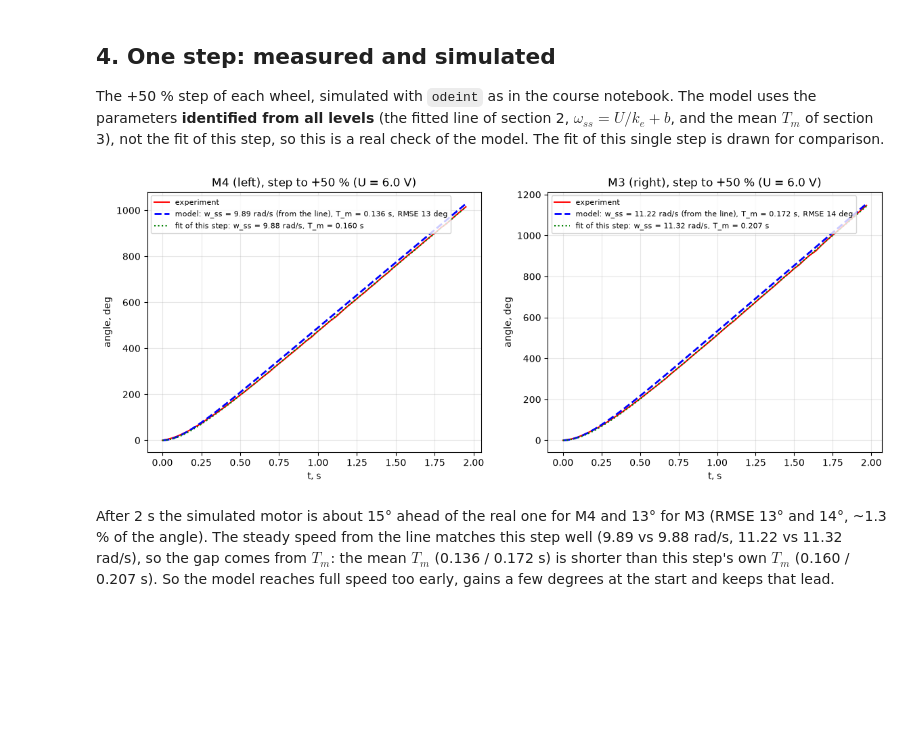
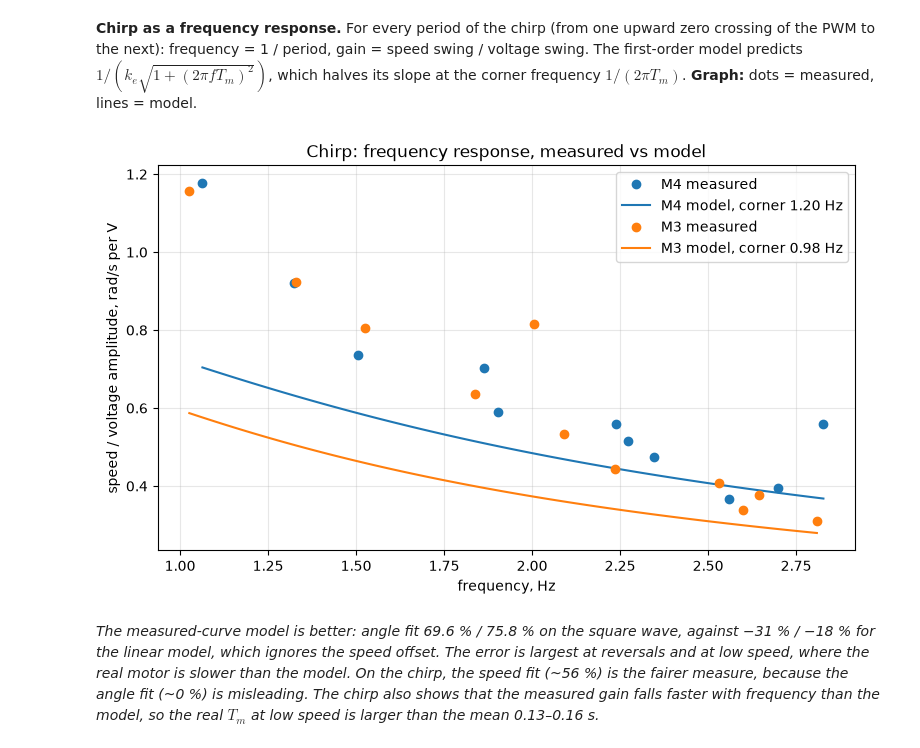
Before and after one commit to diyorbek-7/CS413---Robotics, a Jupyter notebook: Lab5/robotics_lab5_240046.ipynb, the cells around one changed output. Drawn from its saved outputs; the diff is of its cells as text; code cells hidden in the pictures; blank space fills up the shorter version.

```diff
--- a/Lab5/robotics_lab5_240046.ipynb
+++ b/Lab5/robotics_lab5_240046.ipynb
@@ -192,11 +203,0 @@ The model assumes $T_m$ does not depend on the voltage. Error bars are the stand
-# %%
-plt.figure(figsize=(10, 6), dpi=100)       # T_m of every step with its fit error
-for m in MOTORS:
-    r = results[m]
-    for sign, name in ((1, "forward"), (-1, "backward")):
-        d = r[np.sign(r.pwm) == sign]
-        f = fits[m, sign]
-        plt.errorbar(d.pwm, d.T_m, yerr=d.T_m_err, fmt="o" if sign > 0 else "s", ms=4, capsize=2,
-                     label=f"{m} {name}: mean {f['T_m']:.3f} ± {f['T_m_std']:.3f} s")
-plt.ylim(0, 1); plt.xlabel("PWM, %"); plt.ylabel("T_m, s"); plt.title("Time constant from PWM")
-plt.grid(alpha=0.3); plt.legend(fontsize=8); plt.show()
@@ -206,0 +204,9 @@ $T_m$ is not constant: it falls from ~0.35 s at ±5 % PWM to ~0.03 s at ±100 %,
+# %%
+a, b = results["M4"].set_index("pwm"), fit_steps("steps5_M4_repeat.txt").set_index("pwm")
+diff = 100 * (b.w_ss - a.w_ss) / abs(a.w_ss)         # run 2 vs run 1 at every level, %
+plt.figure(figsize=(10, 4))
+plt.plot(a.index, a.w_ss, "o", ms=4, label="M4 run 1"); plt.plot(b.index, b.w_ss, "x", ms=6, label="M4 run 2")
+plt.xlabel("PWM, %"); plt.ylabel("w_ss, rad/s"); plt.grid(alpha=0.3); plt.legend()
+plt.title(f"Run 2 vs run 1: {abs(diff).mean():.1f} % on average, max {abs(diff).max():.1f} %")
+plt.show()
+print(f"mean T_m {a[abs(a.index) >= 20].T_m.mean():.3f} s and {b[abs(b.index) >= 20].T_m.mean():.3f} s")
@@ -207,34 +302,33 @@ $T_m$ is not constant: it falls from ~0.35 s at ±5 % PWM to ~0.03 s at ±100 %,
 # %% [markdown]
-## 4. One step: measured and simulated
-
-The +50 % step of each wheel, simulated with `odeint` as in the course notebook. The model uses the
-parameters **identified from all levels** (the fitted line of section 2, $\omega_{ss} = U/k_e + b$, and the
-mean $T_m$ of section 3), not the fit of this step, so this is a real check of the model. The fit of this
-single step is drawn for comparison.
+**Chirp as a frequency response.** For every period of the chirp (from one upward zero crossing of the PWM to
+the next): frequency = 1 / period, gain = speed swing / voltage swing. The first-order model predicts
+$1/\left(k_e\sqrt{1 + (2\pi f T_m)^2}\right)$, which halves its slope at the corner frequency $1/(2\pi T_m)$.
+**Graph:** dots = measured, lines = model.
 # %%
-LEVEL = 50                                 # the step to simulate
-fig, axes = plt.subplots(1, 2, figsize=(14, 5), dpi=100)
-for ax, m in zip(axes, MOTORS):
-    s = [q for q in split_steps(m) if q["level"] == LEVEL][0]   # measured +50 % step
-    k_e, b, T_m = fits[m, 1]["k_e"], fits[m, 1]["b"], fits[m, 1]["T_m"]   # identified from all levels
-    u = LEVEL / 100 * battery[m]
-    w_target = u / k_e + b                                        # steady-state speed from the fitted line
-
-    def motor(state, t):
-        speed, angle = state
-        return np.array([(w_target - speed) / T_m, speed])        # = -speed/T_m + u/(T_m k_e) when b = 0
-
-    y = odeint(motor, [0, 0], s["t"])      # integrate from speed 0, angle 0; y[:,1] = angle
-    r = results[m][results[m].pwm == LEVEL].iloc[0]
-    rmse = np.degrees(np.sqrt(np.mean((s["theta"] - y[:, 1]) ** 2)))
-    ax.plot(s["t"], np.degrees(s["theta"]), "r-", lw=1.5, label="experiment")
-    ax.plot(s["t"], np.degrees(y[:, 1]), "b--", lw=2, label=f"model: w_ss = {w_target:.2f} rad/s (from the line), T_m = {T_m:.3f} s, RMSE {rmse:.0f} deg")
-    ax.plot(s["t"], np.degrees(model(s["t"], r.w_ss, r.T_m)), "g:", lw=1.5, label=f"fit of this step: w_ss = {r.w_ss:.2f} rad/s, T_m = {r.T_m:.3f} s")
-    ax.set_title(f"{m} ({MOTORS[m]}), step to +{LEVEL} % (U = {u:.1f} V)")
-    ax.set_xlabel("t, s"); ax.set_ylabel("angle, deg"); ax.grid(alpha=0.3); ax.legend(fontsize=8)
+plt.figure(figsize=(9, 5))
+for m in MOTORS:
+    s = sig[m, "chirp"]
+    U = s["pwm"] / 100 * U_bat[f"signal_{m}.txt"]
+    zc = np.where(np.diff(np.sign(s["pwm"])) > 0)[0]       # upward zero crossings = one period each
+    zc = zc[zc < np.nonzero(s["pwm"])[0][-1]]              # not the power-off at the end
+    f, gain = [], []
+    for a, b in zip(zc[:-1], zc[1:]):
+        if b - a >= 4:                                      # at least 4 samples in the period
+            f.append(1 / (s["t"][b] - s["t"][a]))
+            gain.append((s["w"][a:b].max() - s["w"][a:b].min()) / (U[a:b].max() - U[a:b].min()))
+    p = plt.plot(f, gain, "o", label=f"{m} measured")
+    fm = np.linspace(min(f), max(f), 100)
+    plt.plot(fm, 1 / (s["k_e"] * np.sqrt(1 + (2 * np.pi * fm * s["T_m"]) ** 2)), "-", color=p[0].get_color(),
+             label=f"{m} model, corner {1 / (2 * np.pi * s['T_m']):.2f} Hz")
+plt.xlabel("frequency, Hz"); plt.ylabel("speed / voltage amplitude, rad/s per V"); plt.grid(alpha=0.3); plt.legend()
+plt.title("Chirp: frequency response, measured vs model")
 plt.show()
 # %% [output]
-[figure, old version]
+[figure, new version]
 # %% [markdown]
-After 2 s the simulated motor is about 15° ahead of the real one for M4 and 13° for M3 (RMSE 13° and 14°, ~1.3 % of the angle). The steady speed from the line matches this step well (9.89 vs 9.88 rad/s, 11.22 vs 11.32 rad/s), so the gap comes from $T_m$: the mean $T_m$ (0.136 / 0.172 s) is shorter than this step's own $T_m$ (0.160 / 0.207 s). So the model reaches full speed too early, gains a few degrees at the start and keeps that lead.
+*The measured-curve model is better: angle fit 69.6 % / 75.8 % on the square wave, against −31 % / −18 % for the
+linear model, which ignores the speed offset. The error is largest at reversals and at low speed, where the real
+motor is slower than the model. On the chirp, the speed fit (~56 %) is the fairer measure, because the angle fit
+(~0 %) is misleading. The chirp also shows that the measured gain falls faster with frequency than the model,
+so the real $T_m$ at low speed is larger than the mean 0.13–0.16 s.*
 # %% [markdown]
```
Also changed, not shown: parts of 26 cells of this notebook, 7 other files.
